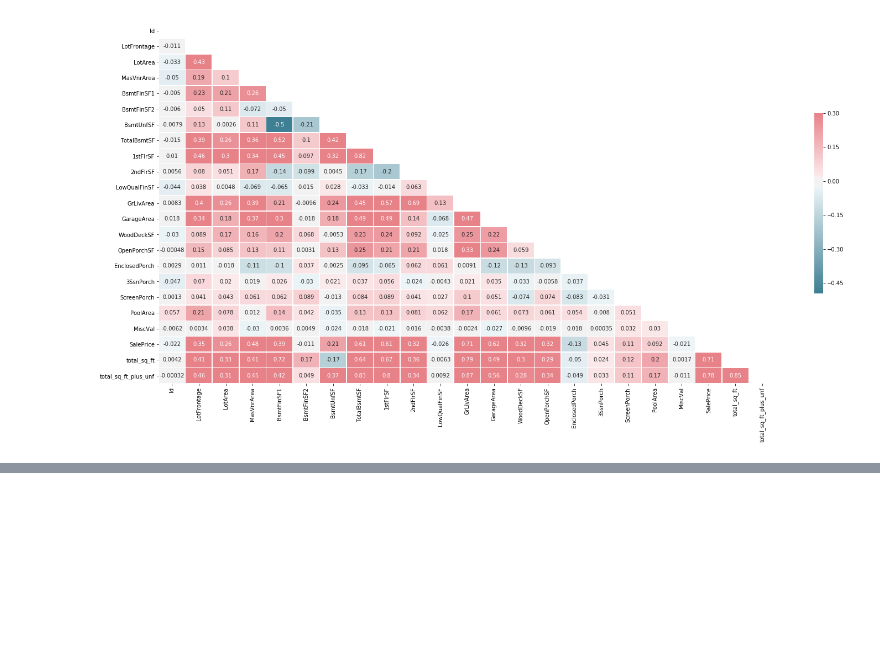
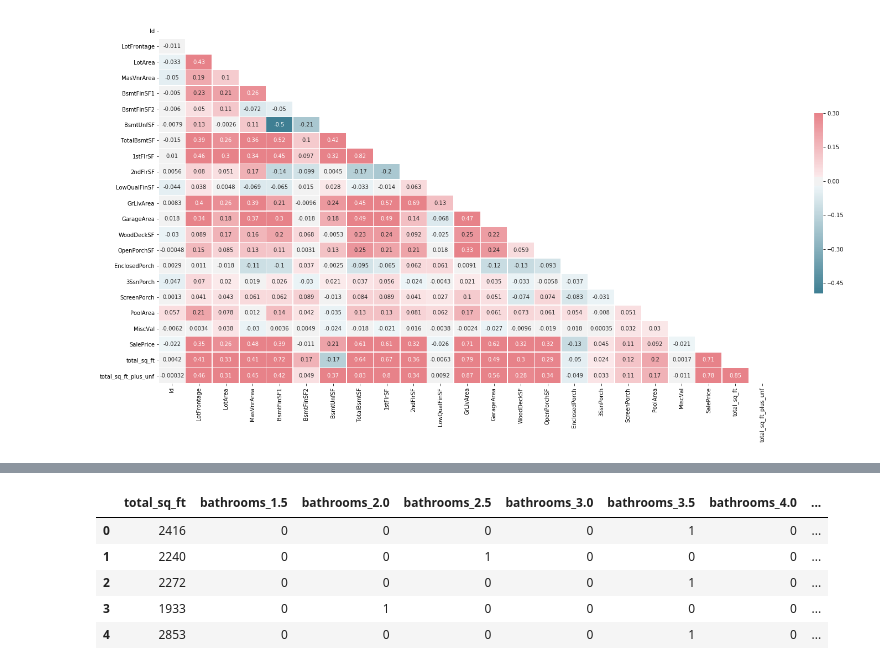
Before and after one commit to matthewcassi/kaggle_competitions, a Jupyter notebook: house_prices/initial_eda.ipynb, the cells around one changed output, grey strips where cells are left out. Saved outputs shown, nothing was run; the diff lists cells and outputs as text; code cells hidden in the pictures; blank space fills up the shorter version.

```diff
--- a/house_prices/initial_eda.ipynb
+++ b/house_prices/initial_eda.ipynb
@@ -345,0 +427,2 @@ plot.heatmap(nums2)
+# %%
+test = pd.read_csv('test.csv')
@@ -345,0 +449,44 @@ plot.heatmap(nums2)
+# %%
+test['FullBath'] = train['FullBath'].fillna(0)
+test['HalfBath'] = train['HalfBath'].fillna(0)
+test['BsmtFullBath'] = train['BsmtFullBath'].fillna(0)
+test['BsmtHalfBath'] = train['BsmtHalfBath'].fillna(0)
+test['BsmtFinSF1'] = train['BsmtFinSF1'].fillna(0)
+test['BsmtFinSF2'] = train['BsmtFinSF2'].fillna(0)
+test['1stFlrSF'] = train['1stFlrSF'].fillna(0)
+test['2ndFlrSF'] = train['2ndFlrSF'].fillna(0)
+# %%
+test['MSSubClass'] = test['MSSubClass'].astype('category')
+test['OverallQual'] = test['OverallQual'].astype('category')
+test['OverallCond'] = test['OverallCond'].astype('category')
+test['YearBuilt'] = test['YearBuilt'].astype('category')
+test['YearRemodAdd'] = test['YearRemodAdd'].astype('category')
+test['GarageYrBlt'] = test['GarageYrBlt'].astype('category')
+test['MoSold'] = test['MoSold'].astype('category')
+test['YrSold'] = test['YrSold'].astype('category')
+test['GarageCars'] = test['GarageCars'].astype('category')
+test['Fireplaces'] = test['Fireplaces'].astype('category')
+test['TotRmsAbvGrd'] = test['TotRmsAbvGrd'].astype('category')
+test['KitchenAbvGr'] = test['KitchenAbvGr'].astype('category')
+test['BedroomAbvGr'] = test['BedroomAbvGr'].astype('category')
+test['HalfBath'] = test['HalfBath'].astype('category')
+test['FullBath'] = test['FullBath'].astype('category')
+test['BsmtHalfBath'] = test['BsmtHalfBath'].astype('category')
+test['BsmtFullBath'] = test['BsmtFullBath'].astype('category')
+test['BedroomAbvGr'] = test['BedroomAbvGr'].astype('category')
+# %%
+test['bathrooms'] = (test['HalfBath'].astype('int') * 0.5 + test['FullBath'].astype('int') \
+                    + test['BsmtFullBath'].astype('int') + test['BsmtHalfBath'].astype('int') * 0.5 \
+                     ).astype('category')
+test['total_sq_ft'] = (test['BsmtFinSF1'] + test['BsmtFinSF2'] + test['1stFlrSF'] + test['2ndFlrSF']).astype('int')
+# %%
+test_df = test[['total_sq_ft','bathrooms']]
+test_df = pd.get_dummies(test_df, columns=['bathrooms'], drop_first=True)
+test_df.head()
+# %% [output]
+|  | total_sq_ft | bathrooms_1.5 | bathrooms_2.0 | bathrooms_2.5 | bathrooms_3.0 | bathrooms_3.5 | bathrooms_4.0 | ... |
+| 0 | 2416 | 0 | 0 | 0 | 0 | 1 | 0 | ... |
+| 1 | 2240 | 0 | 0 | 1 | 0 | 0 | 0 | ... |
+| 2 | 2272 | 0 | 0 | 0 | 0 | 1 | 0 | ... |
+| 3 | 1933 | 0 | 1 | 0 | 0 | 0 | 0 | ... |
+| 4 | 2853 | 0 | 0 | 0 | 0 | 1 | 0 | ... |
```
Also changed, not shown: parts of 26 cells of this notebook.
